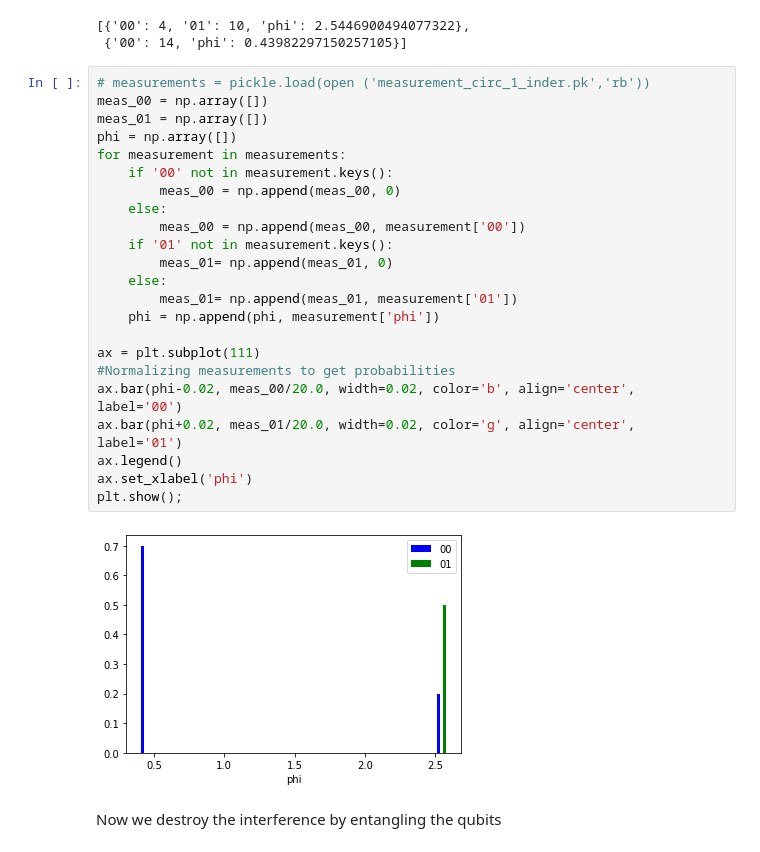
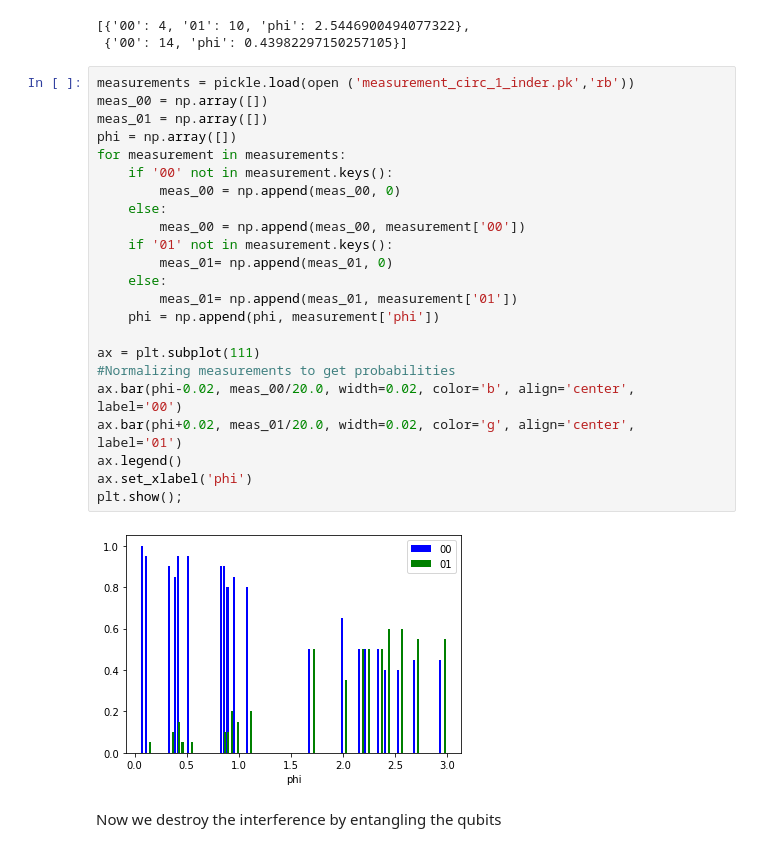
Before and after one commit to CeADARITES-quantum/quantum-eraser, a Jupyter notebook: quantum_eraser.ipynb, the cells around one changed output. Drawn from its saved outputs; the diff is of its cells as text.

```diff
--- a/quantum_eraser.ipynb
+++ b/quantum_eraser.ipynb
@@ -805,30 +805,30 @@ measurements
 [{'00': 4, '01': 10, 'phi': 2.5446900494077322},
  {'00': 14, 'phi': 0.43982297150257105}]
 # %%
-# measurements = pickle.load(open ('measurement_circ_1_inder.pk','rb'))
+measurements = pickle.load(open ('measurement_circ_1_inder.pk','rb'))
 meas_00 = np.array([])
 meas_01 = np.array([])
 phi = np.array([])
 for measurement in measurements:
     if '00' not in measurement.keys():
         meas_00 = np.append(meas_00, 0)
     else:
         meas_00 = np.append(meas_00, measurement['00'])
     if '01' not in measurement.keys():
         meas_01= np.append(meas_01, 0)
     else:
         meas_01= np.append(meas_01, measurement['01'])
     phi = np.append(phi, measurement['phi'])
 
 ax = plt.subplot(111)
 #Normalizing measurements to get probabilities
 ax.bar(phi-0.02, meas_00/20.0, width=0.02, color='b', align='center', label='00')
 ax.bar(phi+0.02, meas_01/20.0, width=0.02, color='g', align='center', label='01')
 ax.legend()
 ax.set_xlabel('phi')
 plt.show();
 # %% [output]
-[figure, old version]
+[figure, new version]
 # %% [markdown]
 Now we destroy the interference by entangling the qubits
 # %%
```
Also changed, not shown: parts of 2 cells of this notebook.
